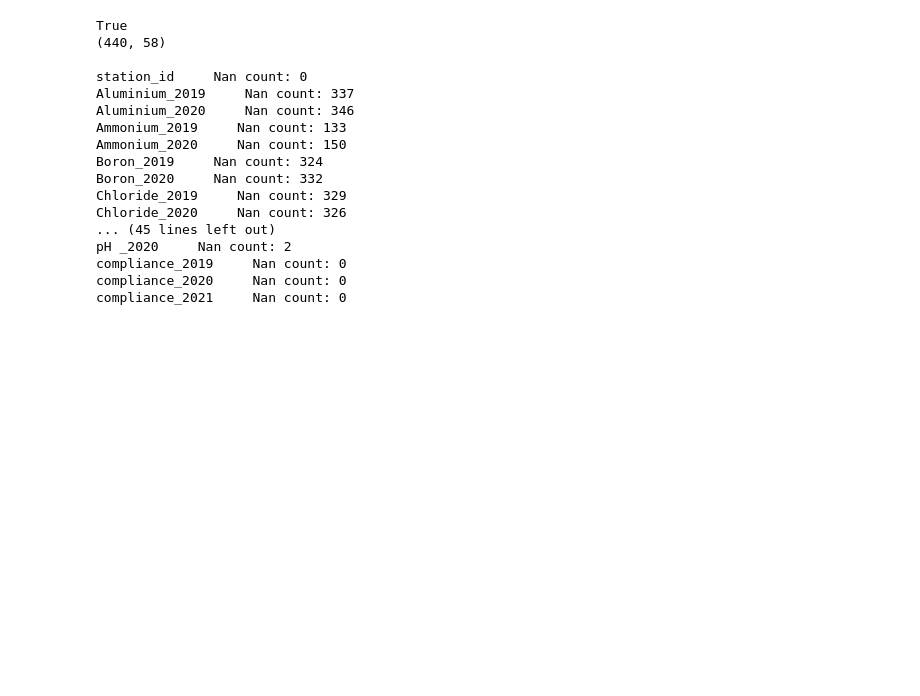
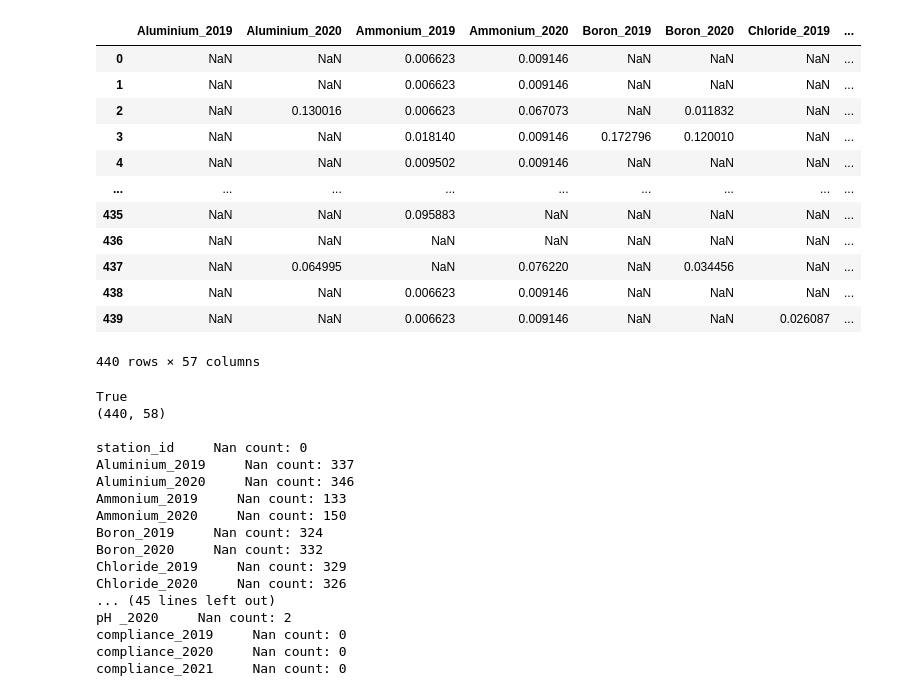
Before and after one commit to LauriKuresoo/WaterQuality, a Jupyter notebook: water-quality-checkpoint.ipynb, the cells around one changed output. Drawn from its saved outputs; the diff is of its cells as text; code cells hidden in the pictures; blank space fills up the shorter version.

```diff
--- a/water-quality-checkpoint.ipynb
+++ b/water-quality-checkpoint.ipynb
@@ -9,6 +9,24 @@ import pandas as pd
 train_data = pd.read_csv("train.csv")
 test_data = pd.read_csv("test.csv")
 sample_submission = pd.read_csv("sample_submission.csv").sort_values(by="station_id")
+# %%
+normalized_df=(train_data-train_data.min())/(train_data.max()-train_data.min())
+normalized_df.drop(columns=['station_id'], inplace = True)
+normalized_df
+# %% [output]
+|  | Aluminium_2019 | Aluminium_2020 | Ammonium_2019 | Ammonium_2020 | Boron_2019 | Boron_2020 | Chloride_2019 | ... |
+| 0 | NaN | NaN | 0.006623 | 0.009146 | NaN | NaN | NaN | ... |
+| 1 | NaN | NaN | 0.006623 | 0.009146 | NaN | NaN | NaN | ... |
+| 2 | NaN | 0.130016 | 0.006623 | 0.067073 | NaN | 0.011832 | NaN | ... |
+| 3 | NaN | NaN | 0.018140 | 0.009146 | 0.172796 | 0.120010 | NaN | ... |
+| 4 | NaN | NaN | 0.009502 | 0.009146 | NaN | NaN | NaN | ... |
+| ... | ... | ... | ... | ... | ... | ... | ... | ... |
+| 435 | NaN | NaN | 0.095883 | NaN | NaN | NaN | NaN | ... |
+| 436 | NaN | NaN | NaN | NaN | NaN | NaN | NaN | ... |
+| 437 | NaN | 0.064995 | NaN | 0.076220 | NaN | 0.034456 | NaN | ... |
+| 438 | NaN | NaN | 0.006623 | 0.009146 | NaN | NaN | NaN | ... |
+| 439 | NaN | NaN | 0.006623 | 0.009146 | NaN | NaN | 0.026087 | ... |
+440 rows × 57 columns
 # %%
 #verify that each station id is unique
 print(train_data["station_id"].is_unique)
```
Also changed, not shown: parts of 5 cells of this notebook, 4 other files.
